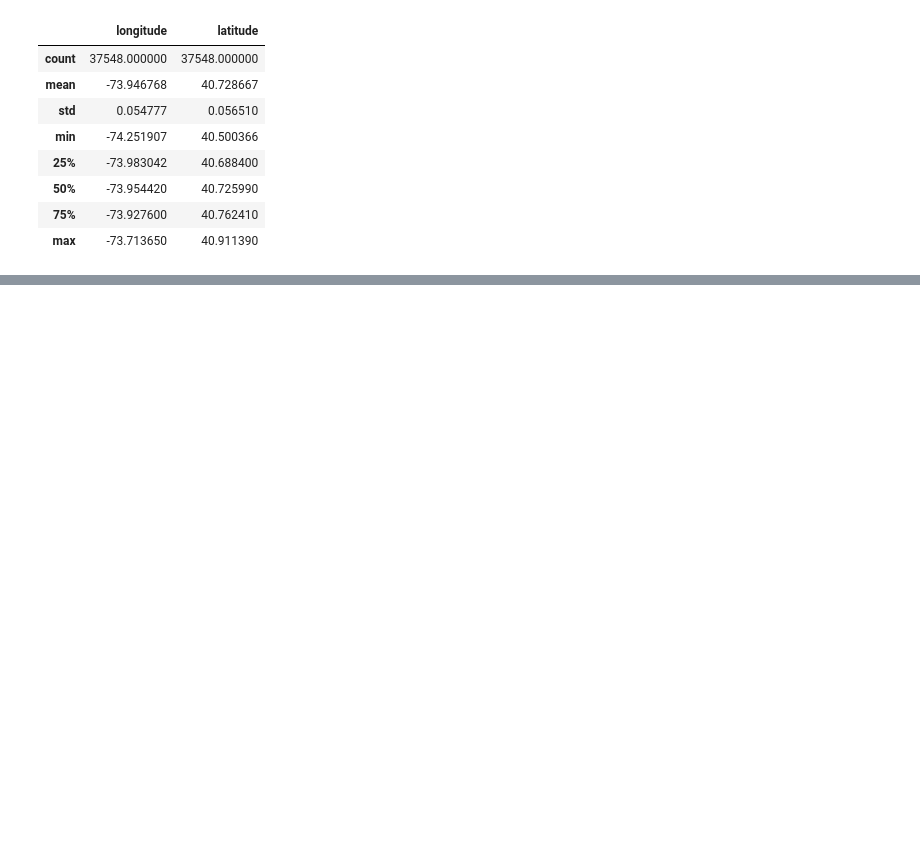
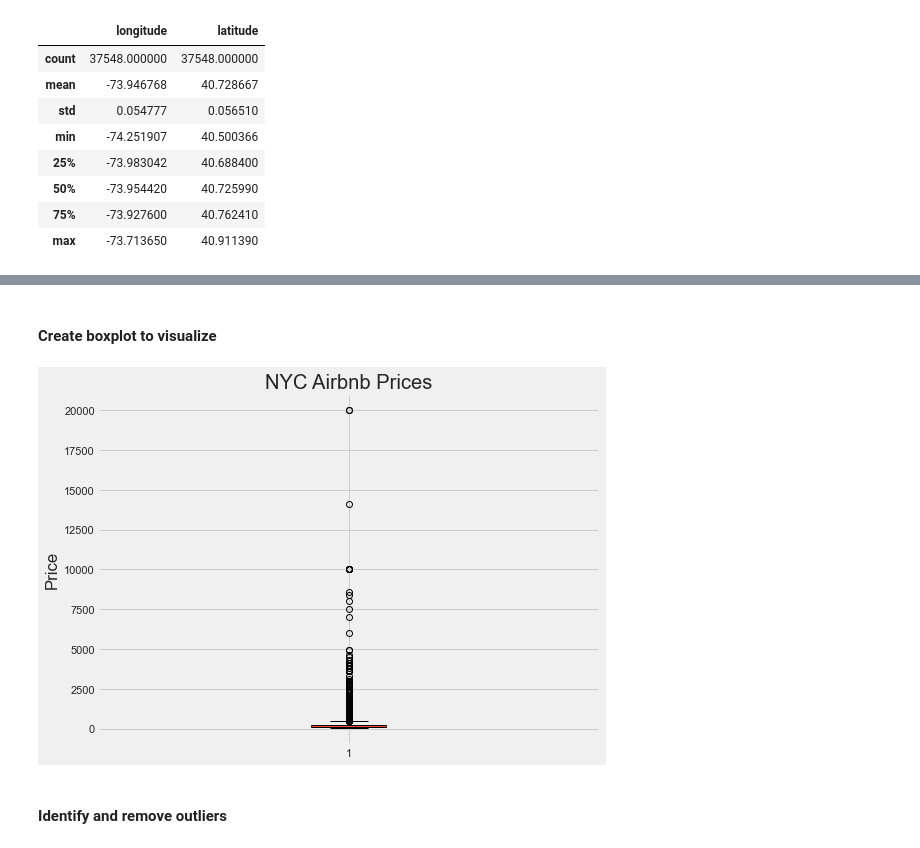
Before and after one commit to admacpherson/NYC-Airbnb-Data-Exploration, a Jupyter notebook: Airbnb NYC.ipynb, the cells around one changed output, grey strips where cells are left out. Cells and saved outputs as stored; diff of their text form; code cells hidden in the pictures; blank space fills up the shorter version.

Commit message:
Add boxplots to explore pricing data

```diff
--- a/Airbnb NYC.ipynb
+++ b/Airbnb NYC.ipynb
@@ -152,0 +157,3 @@ display(map_folium)
+# %%
+prices = listings['price'].dropna()
+prices.describe()
@@ -152,0 +170,18 @@ display(map_folium)
+# %% [markdown]
+<h4>Create boxplot to visualize</h4>
+# %%
+# Create a box plot for the 'price' column
+
+plt.figure(figsize=(8, 6))
+plt.boxplot(prices, vert=True, patch_artist=True, boxprops=dict(facecolor='lightblue'))
+
+# Add labels and title
+plt.title('NYC Airbnb Prices')
+plt.ylabel('Price')
+
+# Show the plot
+plt.show()
+# %% [output]
+[figure, added]
+# %% [markdown]
+<h4>Identify and remove outliers</h4>
```
Also changed, not shown: parts of 21 cells of this notebook.
